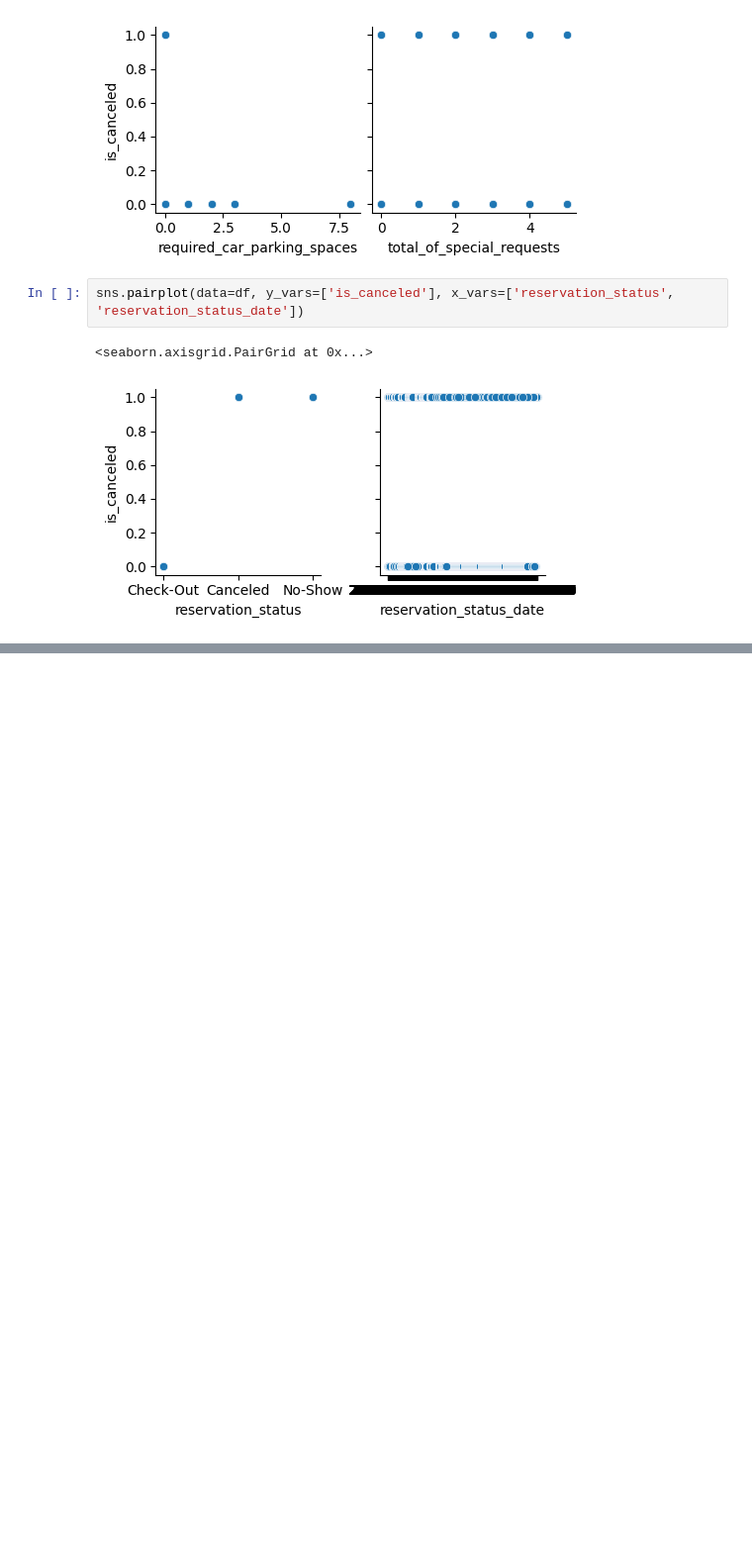
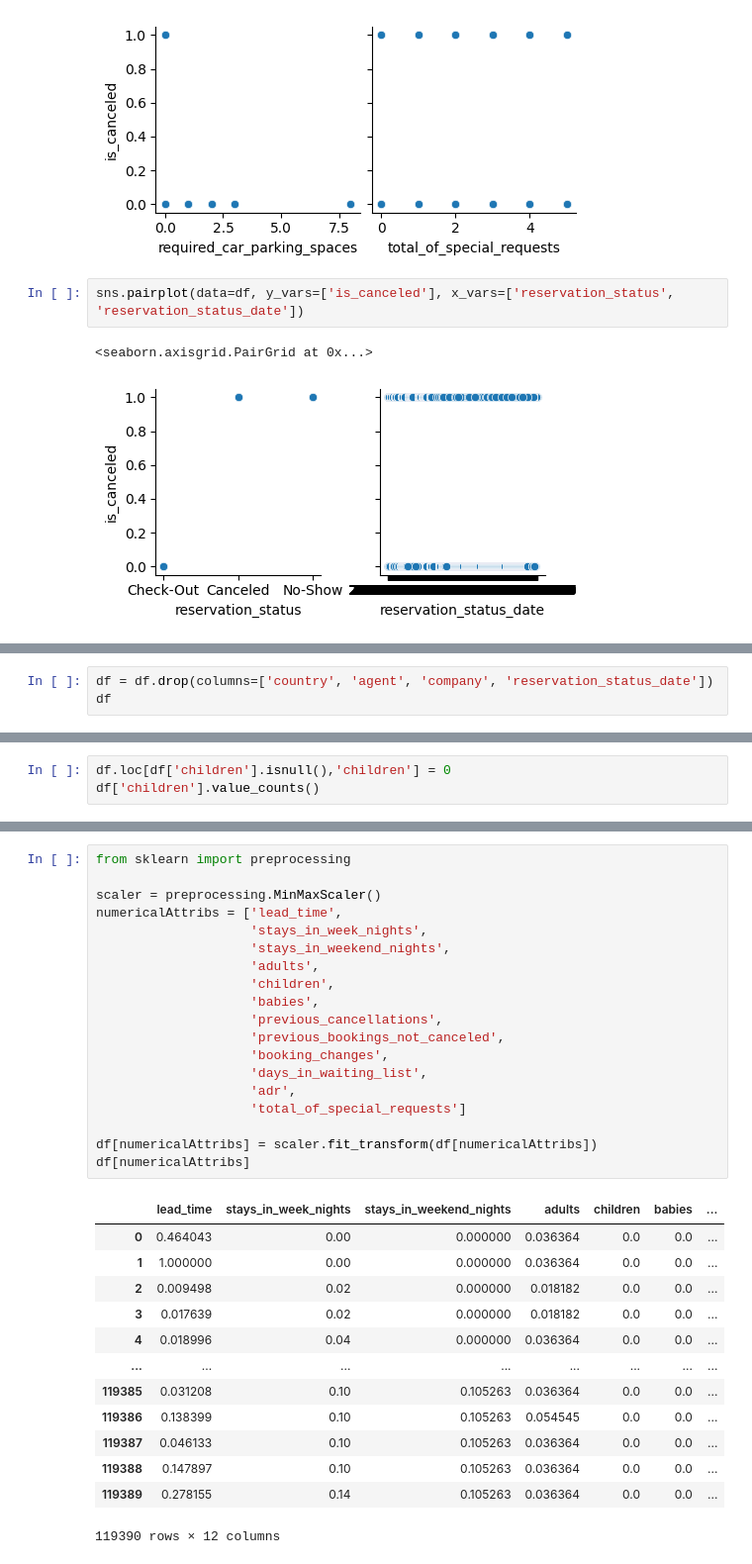
Before and after one commit to thadUra/ECS-171-Hotel-Cancellation, a Jupyter notebook: Preprocessing&FirstModelMilestone.ipynb, the cells around one changed output, grey strips where cells are left out. Shown at 99% size. Drawn from its saved outputs; the diff is of its cells as text; blank space fills up the shorter version.

Commit message:
Added unfinished version for preprocessing and first model

```diff
--- a/DataExplorationMilestone.ipynb
+++ b/Preprocessing&FirstModelMilestone.ipynb
@@ -455,0 +467,3 @@ sns.pairplot(data=df, y_vars=['is_canceled'], x_vars=['reservation_status', 'res
+# %%
+df = df.drop(columns=['country', 'agent', 'company', 'reservation_status_date'])
+df
@@ -455,0 +488,3 @@ sns.pairplot(data=df, y_vars=['is_canceled'], x_vars=['reservation_status', 'res
+# %%
+df.loc[df['children'].isnull(),'children'] = 0
+df['children'].value_counts()
@@ -455,0 +502,33 @@ sns.pairplot(data=df, y_vars=['is_canceled'], x_vars=['reservation_status', 'res
+# %%
+from sklearn import preprocessing
+
+scaler = preprocessing.MinMaxScaler()
+numericalAttribs = ['lead_time',
+                    'stays_in_week_nights',
+                    'stays_in_weekend_nights',
+                    'adults',
+                    'children',
+                    'babies',
+                    'previous_cancellations',
+                    'previous_bookings_not_canceled',
+                    'booking_changes',
+                    'days_in_waiting_list',
+                    'adr',
+                    'total_of_special_requests']
+
+df[numericalAttribs] = scaler.fit_transform(df[numericalAttribs])
+df[numericalAttribs]
+# %% [output]
+|  | lead_time | stays_in_week_nights | stays_in_weekend_nights | adults | children | babies | ... |
+| 0 | 0.464043 | 0.00 | 0.000000 | 0.036364 | 0.0 | 0.0 | ... |
+| 1 | 1.000000 | 0.00 | 0.000000 | 0.036364 | 0.0 | 0.0 | ... |
+| 2 | 0.009498 | 0.02 | 0.000000 | 0.018182 | 0.0 | 0.0 | ... |
+| 3 | 0.017639 | 0.02 | 0.000000 | 0.018182 | 0.0 | 0.0 | ... |
+| 4 | 0.018996 | 0.04 | 0.000000 | 0.036364 | 0.0 | 0.0 | ... |
+| ... | ... | ... | ... | ... | ... | ... | ... |
+| 119385 | 0.031208 | 0.10 | 0.105263 | 0.036364 | 0.0 | 0.0 | ... |
+| 119386 | 0.138399 | 0.10 | 0.105263 | 0.054545 | 0.0 | 0.0 | ... |
+| 119387 | 0.046133 | 0.10 | 0.105263 | 0.036364 | 0.0 | 0.0 | ... |
+| 119388 | 0.147897 | 0.10 | 0.105263 | 0.036364 | 0.0 | 0.0 | ... |
+| 119389 | 0.278155 | 0.14 | 0.105263 | 0.036364 | 0.0 | 0.0 | ... |
+119390 rows × 12 columns
```
Also changed, not shown: parts of 12 cells of this notebook.
